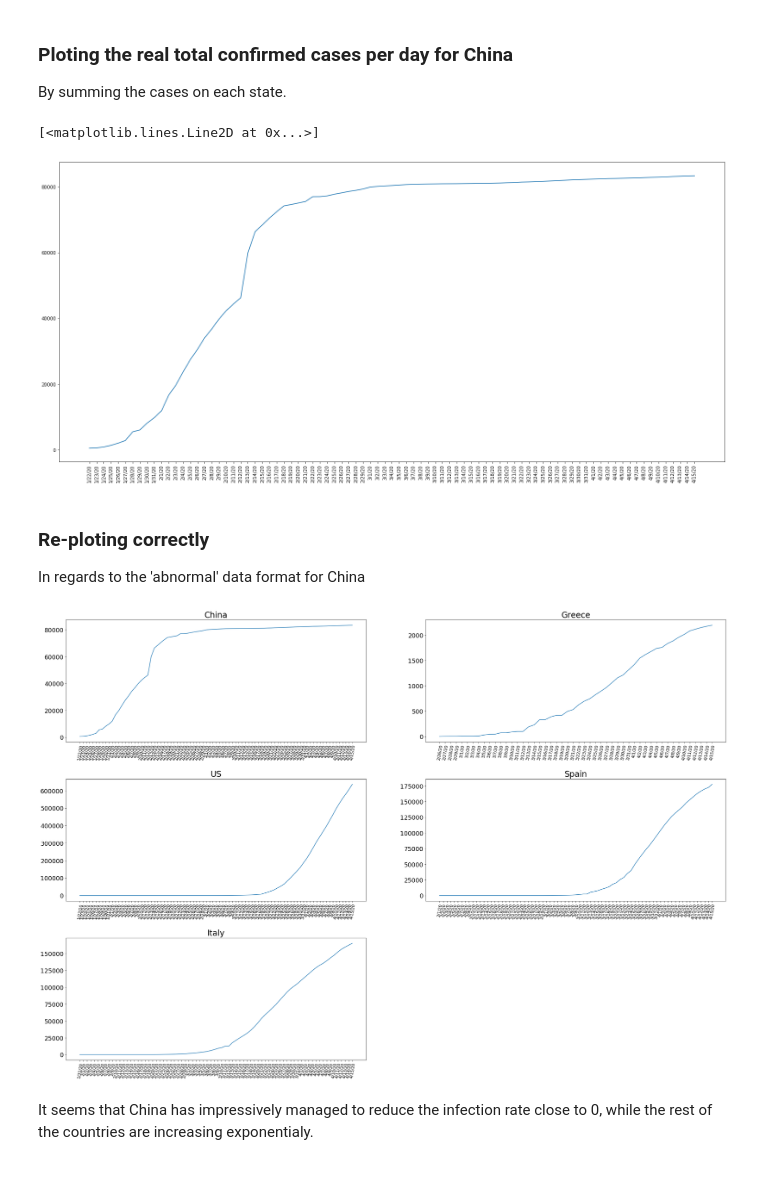
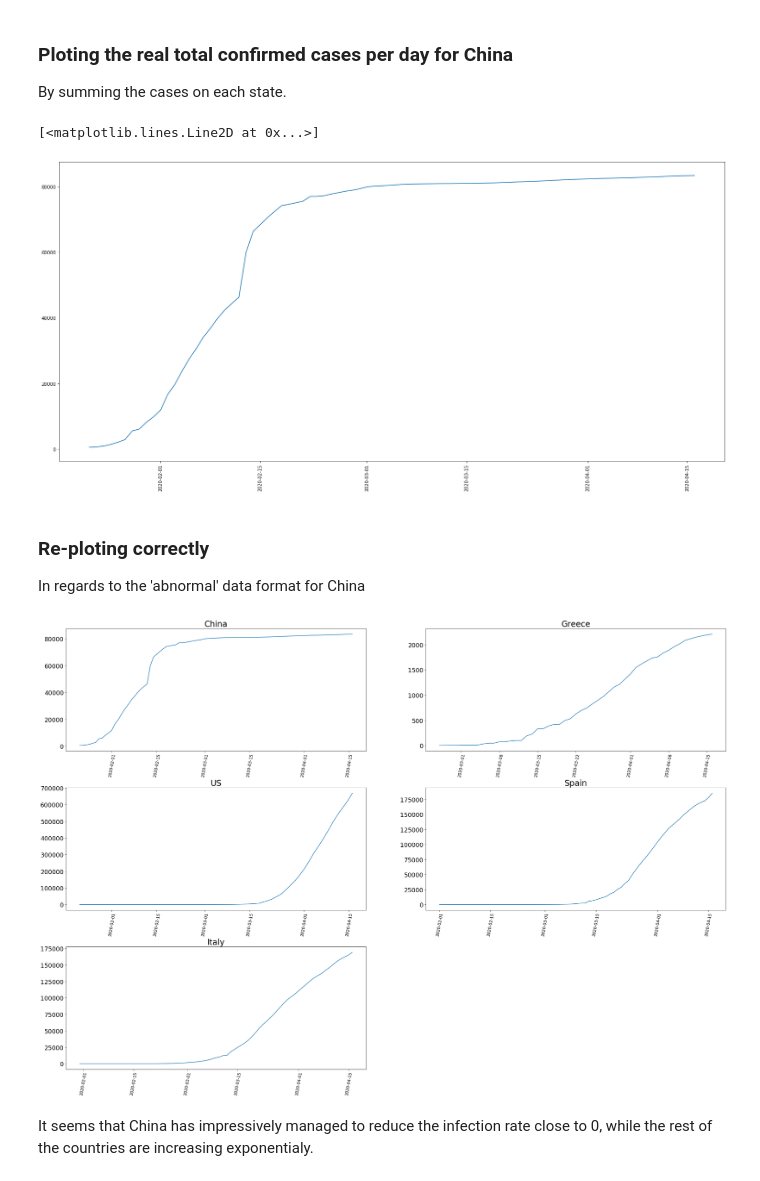
Before and after one commit to darklex55/COVID19-EDA, a Jupyter notebook: Covid/Covid-EDA.ipynb, the cells around one changed output. Cells and saved outputs as stored; diff of their text form; code cells hidden in the pictures.

Commit message:
Added graph, made some general changes

```diff
--- a/Covid/Covid-EDA.ipynb
+++ b/Covid/Covid-EDA.ipynb
@@ -41,6 +42,3 @@ None
-# %%
-df['Day']=df['Date'].apply(lambda x: int(x.split('/')[1]))           ##Turn Date into
-df['Month']=df['Date'].apply(lambda x: int(x.split('/')[0]))         ##usefull, countable data.
 # %% [markdown]
 ### Sorting the countries
 Sorting by confirmed cases, increase of confirmed cases over the previous day, deaths and increase of deaths over the previous day.
@@ -53,13 +51,16 @@ D_Confirmed_List_Mul = [] #List of multiplication factor of change in number of
 D_Deaths_List = [] #List of change in the number of deaths of the countries in Country_List
 D_Deaths_List_Mul = [] #List of multiplication factor of change in the number of deaths of the countries in Country_List
 
-dt = int(str(date.today()).split('-')[2])-int(df[df['Month']==df['Month'].max()]['Day'].max()) # The reference point for date depending on how old the latest data is.
+df['Date'] = pd.to_datetime(df['Date'])
+
+Most_Recent = df['Date'].max() #How old the latest data is.
 
 for i in Country_List:
-    Confirmed_List.append(df[df['Country/Region']==i][df['Month']==int(str(date.today()-timedelta(days=dt)).split('-')[1])][df['Day']==int(str(date.today()-timedelta(days=dt)).split('-')[2])]['Confirmed'].to_numpy()[0])
-    Deaths_List.append(df[df['Country/Region']==i][df['Month']==int(str(date.today()-timedelta(days=dt)).split('-')[1])][df['Day']==int(str(date.today()-timedelta(days=dt)).split('-')[2])]['Deaths'].to_numpy()[0])
-    D_Confirmed_List.append(df[df['Country/Region']==i][df['Month']==int(str(date.today()-timedelta(days=dt)).split('-')[1])][df['Day']==int(str(date.today()-timedelta(days=dt)).split('-')[2])]['Confirmed'].to_numpy()[0]-df[df['Country/Region']==i][df['Month']==int(str(date.today()-timedelta(days=dt+1)).split('-')[1])][df['Day']==int(str(date.today()-timedelta(days=dt+1)).split('-')[2])]['Confirmed'].to_numpy()[0])
-    D_Deaths_List.append(df[df['Country/Region']==i][df['Month']==int(str(date.today()-timedelta(days=dt)).split('-')[1])][df['Day']==int(str(date.today()-timedelta(days=dt)).split('-')[2])]['Deaths'].to_numpy()[0]-df[df['Country/Region']==i][df['Month']==int(str(date.today()-timedelta(days=dt+1)).split('-')[1])][df['Day']==int(str(date.today()-timedelta(days=dt+1)).split('-')[2])]['Deaths'].to_numpy()[0])
+    tmp = df[df['Country/Region']==i]
+    Confirmed_List.append(tmp[df['Date']==df['Date'].max()]['Confirmed'].to_numpy()[0])
+    Deaths_List.append(tmp[df['Date']==df['Date'].max()]['Deaths'].to_numpy()[0])
+    D_Confirmed_List.append(tmp[df['Date']==df['Date'].max()]['Confirmed'].to_numpy()[0]-tmp[df['Date']==df['Date'].max()-timedelta(days=1)]['Confirmed'].to_numpy()[0])
+    D_Deaths_List.append(tmp[df['Date']==df['Date'].max()]['Deaths'].to_numpy()[0]-tmp[df['Date']==df['Date'].max()-timedelta(days=1)]['Deaths'].to_numpy()[0])
 
 for i in range(len(Deaths_List)):
     D_Confirmed_List_Mul.append(Confirmed_List[i]/(Confirmed_List[i]-D_Confirmed_List[i]))
@@ -84,12 +88,12 @@ if Country_List.tolist().index('China') not in c_list:
 for i in c_list: #Printing the stats on the 4 countries
     print(Country_List[i]+
           ' \nConfirmed:',Confirmed_List[i],
-          ' \nincrease over the previous day:',D_Confirmed_List[i],'(Increased by factor: x'+str(D_Confirmed_List_Mul[i])+')',
+          ' \nincrease over the previous day:',D_Confirmed_List[i],'(Increased by factor: x'+str(int(D_Confirmed_List_Mul[i]*1000)/1000)+')',
           ' \nDeaths:',Deaths_List[i],
-          ' \nincrease over the previous day:',D_Deaths_List[i],'(Increased by factor: x'+str(D_Deaths_List_Mul[i])+')',
+          ' \nincrease over the previous day:',D_Deaths_List[i],'(Increased by factor: x'+str(int(D_Deaths_List_Mul[i]*1000)/1000)+')',
           ' \n')
 
-print('As of '+str(date.today()-timedelta(days=dt))+'.')
+print('As of '+str(Most_Recent).split(' ')[0]+'.')
 # %% [output]
 China
 Confirmed: 991
@@ -182,28 +190,28 @@ By summing the cases on each state.
 # %%
 Y_confirmed_total = []
 Y_deaths_total = []
-X = df[df['Country/Region']=='China']['Date'].unique()
 
-for i in X:
-    Y_confirmed_total.append(df[df['Country/Region']=='China'][df['Date']==i]['Confirmed'].sum())
-    Y_deaths_total.append(df[df['Country/Region']=='China'][df['Date']==i]['Deaths'].sum())
+X = df[df['Country/Region']=='China'][['Country/Region','Date','Deaths']].groupby(['Country/Region','Date']).sum()['Deaths'].tolist()
 
-Confirmed_List[Country_List.tolist().index('China')]=Y_confirmed_total[-1]
-D_Confirmed_List[Country_List.tolist().index('China')]=Y_confirmed_total[-1]-Y_confirmed_total[-2]
-D_Confirmed_List_Mul[Country_List.tolist().index('China')]=Y_confirmed_total[-1]/Y_confirmed_total[-2]
-Deaths_List[Country_List.tolist().index('China')]=Y_deaths_total[-1]
-D_Deaths_List[Country_List.tolist().index('China')]=Y_deaths_total[-1]-Y_deaths_total[-2]
-D_Deaths_List_Mul[Country_List.tolist().index('China')]=Y_deaths_total[-1]/Y_deaths_total[-2]
+Deaths_List[Country_List.tolist().index('China')]=int(X[-1])
+D_Deaths_List[Country_List.tolist().index('China')]=int(X[-1])-int(X[-2])
+D_Deaths_List_Mul[Country_List.tolist().index('China')]=int(X[-1])/int(X[-2])
+
+X = df[df['Country/Region']=='China'][['Country/Region','Date','Confirmed']].groupby(['Country/Region','Date']).sum()['Confirmed'].tolist()
+
+Confirmed_List[Country_List.tolist().index('China')]=int(X[-1])
+D_Confirmed_List[Country_List.tolist().index('China')]=int(X[-1])-int(X[-2])
+D_Confirmed_List_Mul[Country_List.tolist().index('China')]=int(X[-1])/int(X[-2])
 
 f,ax=plt.subplots(1,1)
 f.set_figheight(12)
 f.set_figwidth(26)
 for tick in ax.get_xticklabels():
     tick.set_rotation(90)
-ax.plot(X,Y_confirmed_total)
+ax.plot(df[df['Country/Region']=='China']['Date'].unique(),X)
 # %% [output]
 [<matplotlib.lines.Line2D at 0x...>]
-[figure, old version]
+[figure, new version]
 # %% [markdown]
 ### Re-ploting correctly
 In regards to the 'abnormal' data format for China
@@ -242,7 +250,7 @@ for i in c_list:
 if (len(c_list)-(2%len(c_list))*2)==1:
     f.delaxes(axes[-1][1])
 # %% [output]
-[figure, old version]
+[figure, new version]
 # %% [markdown]
 It seems that China has impressively managed to reduce the infection rate close to 0, while the rest of the countries are increasing exponentialy.
 # %% [markdown]
```
Also changed, not shown: parts of 20 cells of this notebook, 3 other files.
